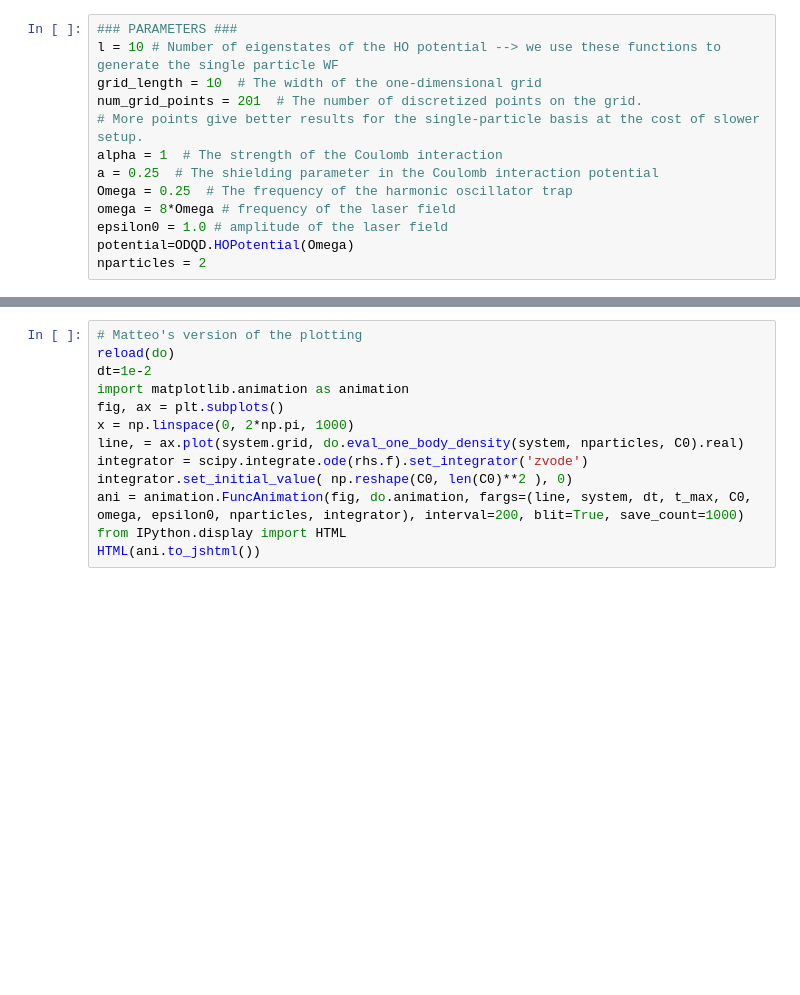
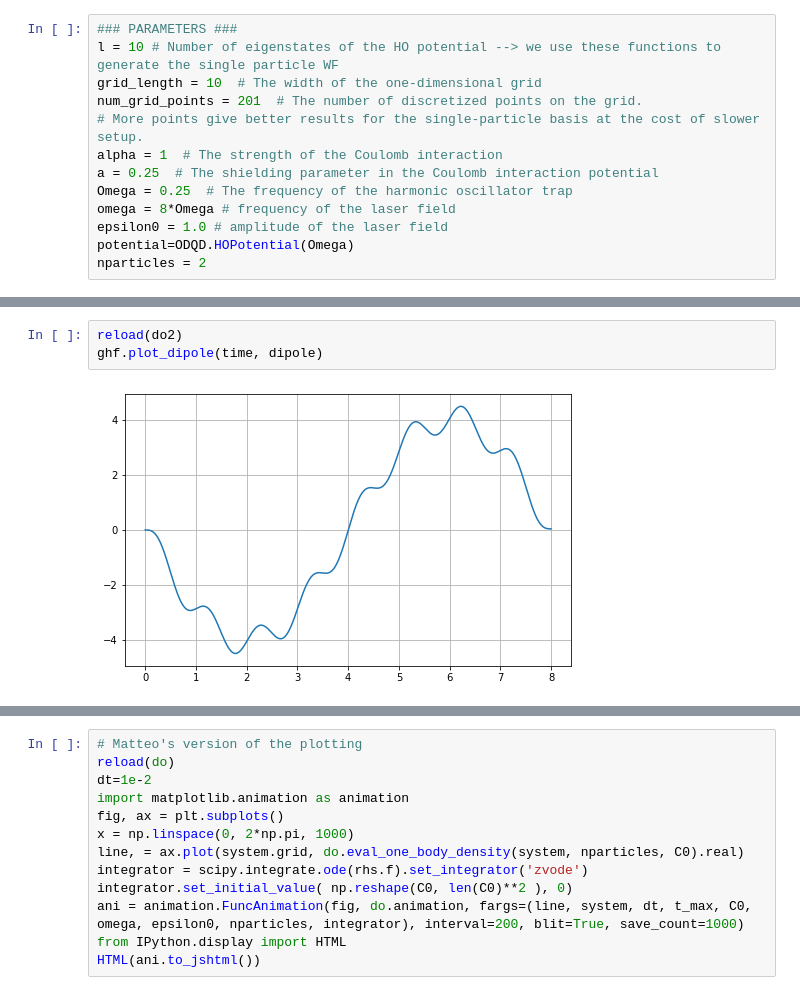
Before and after one commit to Matteo294/FYS4411, a Jupyter notebook: Project2/code/tdhf.ipynb, the cells around one changed output, grey strips where cells are left out. Saved outputs shown, nothing was run; the diff lists cells and outputs as text; blank space fills up the shorter version.

```diff
--- a/Project2/code/tdhf.ipynb
+++ b/Project2/code/tdhf.ipynb
@@ -45,0 +32,5 @@ do.plot_overlap_slater_det(system, overlap, time)
+# %%
+reload(do2)
+ghf.plot_dipole(time, dipole)
+# %% [output]
+[figure, added]
```
Also changed, not shown: parts of 12 cells of this notebook, 2 other files.
